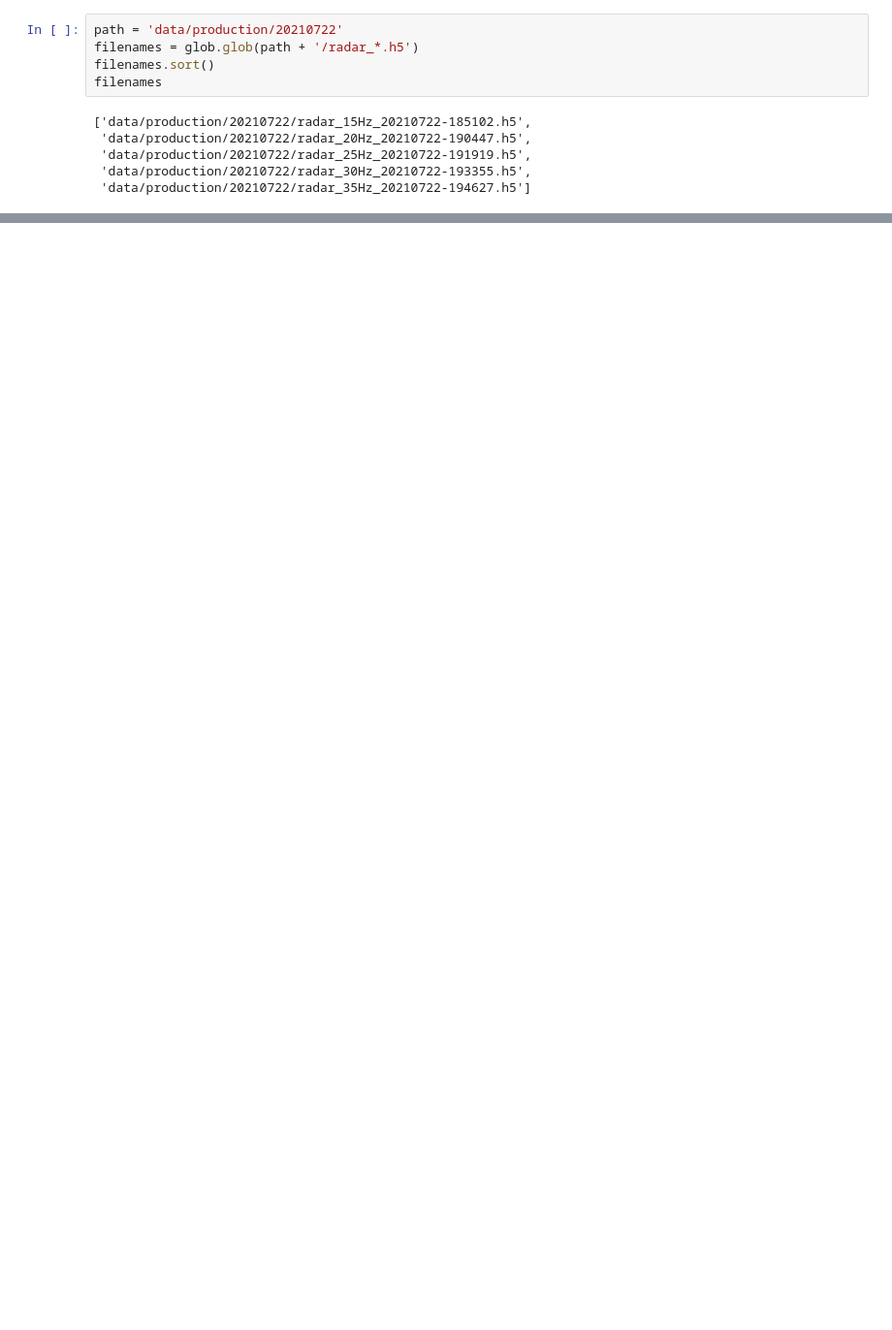
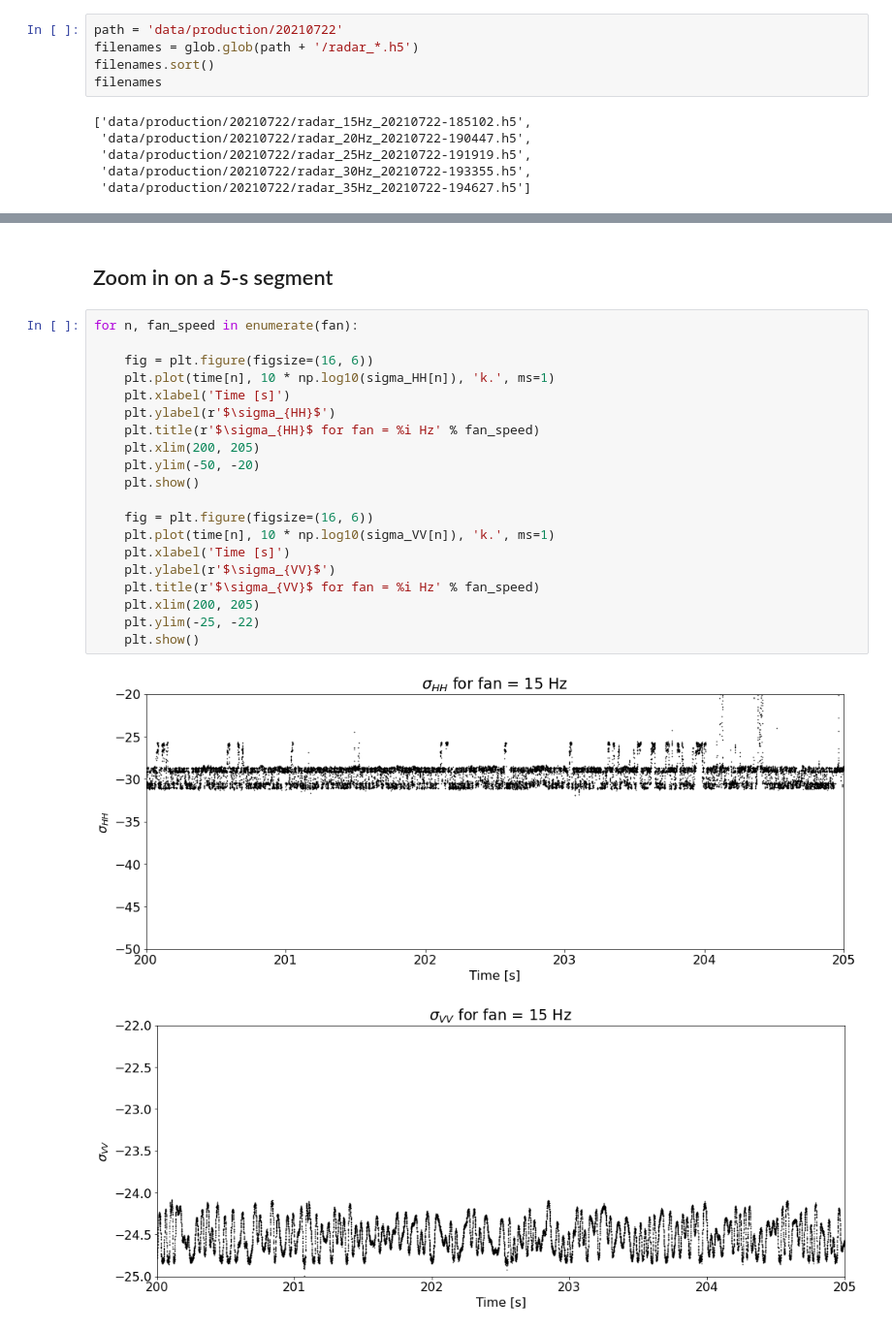
Before and after one commit to sustain-lab/c-band-scatterometer, a Jupyter notebook: production.ipynb, the cells around one changed output, grey strips where cells are left out. Shown at 97% size. Cells and saved outputs as stored; diff of their text form; blank space fills up the shorter version.

```diff
--- a/production.ipynb
+++ b/production.ipynb
@@ -155,0 +120,25 @@ plt.xlim(200, 205)
+# %% [markdown]
+## Zoom in on a 5-s segment
+# %%
+for n, fan_speed in enumerate(fan):
+
+    fig = plt.figure(figsize=(16, 6))
+    plt.plot(time[n], 10 * np.log10(sigma_HH[n]), 'k.', ms=1)
+    plt.xlabel('Time [s]')
+    plt.ylabel(r'$\sigma_{HH}$')
+    plt.title(r'$\sigma_{HH}$ for fan = %i Hz' % fan_speed)
+    plt.xlim(200, 205)
+    plt.ylim(-50, -20)
+    plt.show()
+
+    fig = plt.figure(figsize=(16, 6))
+    plt.plot(time[n], 10 * np.log10(sigma_VV[n]), 'k.', ms=1)
+    plt.xlabel('Time [s]')
+    plt.ylabel(r'$\sigma_{VV}$')
+    plt.title(r'$\sigma_{VV}$ for fan = %i Hz' % fan_speed)
+    plt.xlim(200, 205)
+    plt.ylim(-25, -22)
+    plt.show()
+# %% [output]
+[figure, added]
+[figure, added]
```
Also changed, not shown: parts of 26 cells of this notebook.
